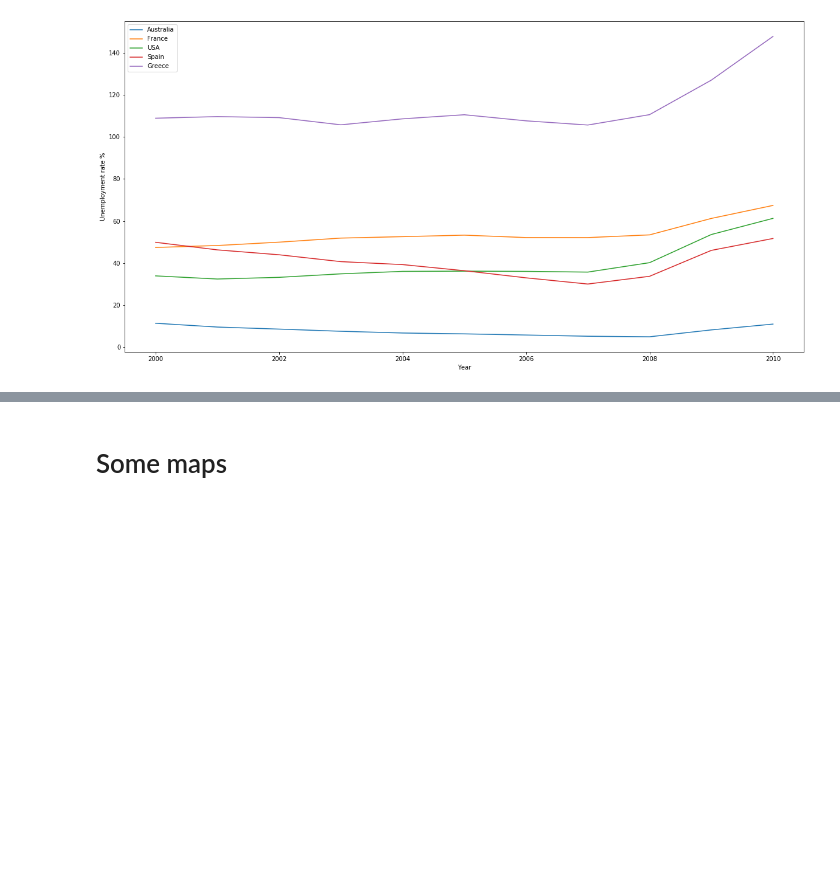
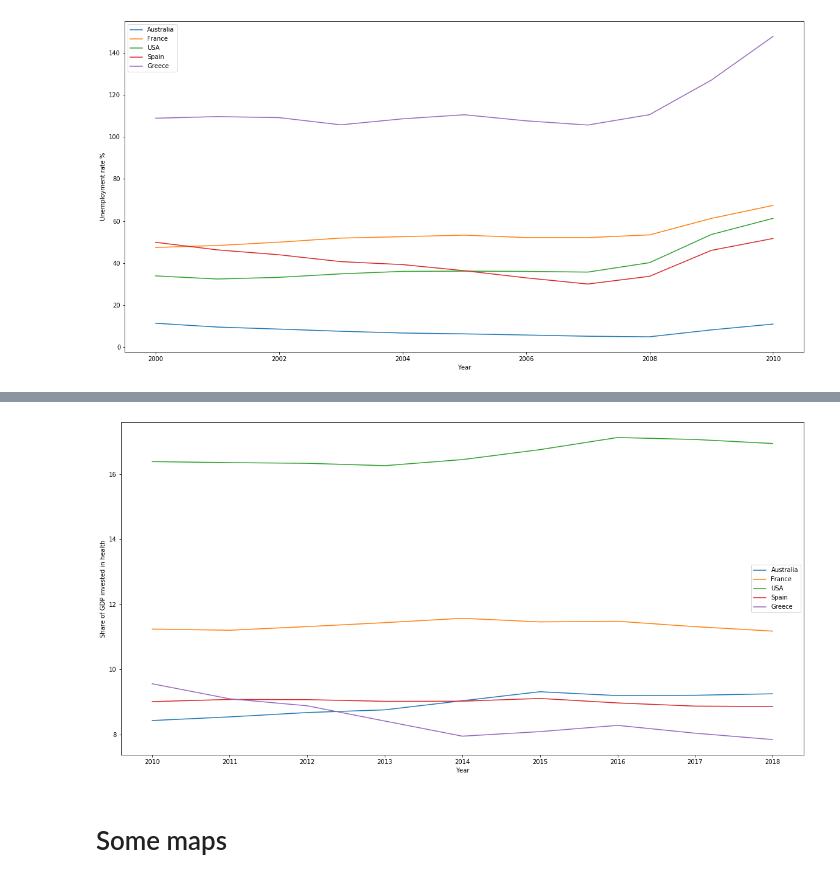
Before and after one commit to nurien2/datacamp_2019, a Jupyter notebook: starting_kit.ipynb, the cells around one changed output, grey strips where cells are left out. Drawn from its saved outputs; the diff is of its cells as text; code cells hidden in the pictures; blank space fills up the shorter version.

Commit message:
Health analysis

```diff
--- a/starting_kit.ipynb
+++ b/starting_kit.ipynb
@@ -721,0 +754,5 @@ plt.show()
+# %%
+HealthRate  = health[health['Financing scheme'] == 'All financing schemes' ]
+HealthRate  = HealthRate[HealthRate['Measure'] == 'Share of gross domestic product' ]
+HealthRate  = HealthRate[HealthRate['Function'] == 'Current expenditure on health (all functions)' ]
+HealthRate = HealthRate.set_index([HealthRate.Country,HealthRate.Year])
@@ -722,3 +775,22 @@ plt.show()
+# %%
+plt.figure(figsize=(20,10))
+
+plt.plot(HealthRate.loc['Australia'].index, HealthRate.loc['Australia'].Value)
+plt.plot(HealthRate.loc['France'].index, HealthRate.loc['France'].Value)
+plt.plot(HealthRate.loc['United States'].index, HealthRate.loc['United States'].Value)
+plt.plot(HealthRate.loc['Spain'].index, HealthRate.loc['Spain'].Value)
+plt.plot(HealthRate.loc['Greece'].index, HealthRate.loc['Greece'].Value)
+
+plt.legend(['Australia',
+           'France',
+           'USA',
+           'Spain',
+           'Greece'])
+plt.xlabel('Year')
+plt.ylabel('Share of GDP invested in health')
+plt.show()
+# %% [output]
+[figure, added]
 # %% [markdown]
 # Some maps
 # %%
```
Also changed, not shown: parts of 9 cells of this notebook.
